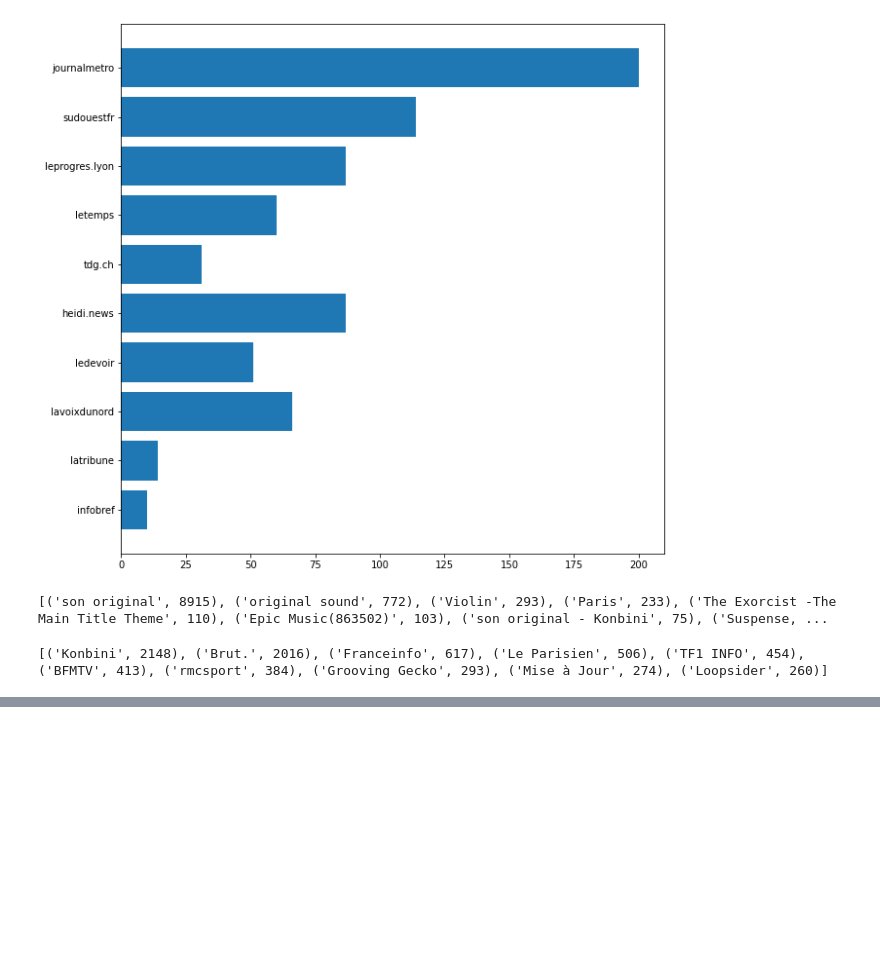
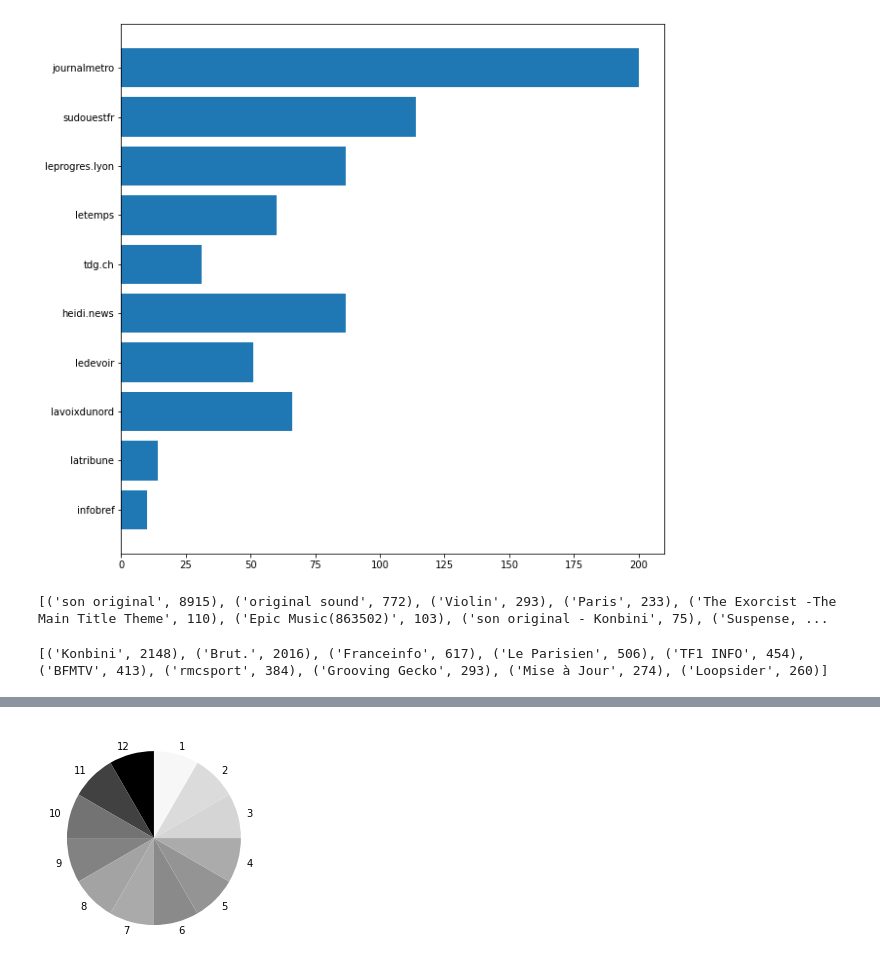
Before and after one commit to savoiepe/projet_dataviz, a Jupyter notebook: Exploration_Données.ipynb, the cells around one changed output, grey strips where cells are left out. Saved outputs shown, nothing was run; the diff lists cells and outputs as text; code cells hidden in the pictures; blank space fills up the shorter version.

```diff
--- a/Exploration_Données.ipynb
+++ b/Exploration_Données.ipynb
@@ -236,0 +395,8 @@ print(ordered_zipped[::-1][:10])
+# %%
+def time_change(x):
+    return x.strftime('%H')
+
+data_time = data
+data_time['time'] = data_time['time'].apply(time_change)
+data_time = pd.DataFrame(data_time.groupby([data_time['time']], as_index=False).agg({'nbPartages':'size'}))
+data_time
@@ -236,0 +421,13 @@ print(ordered_zipped[::-1][:10])
+# %%
+count = list(data_time["nbPartages"])
+count = [ i / max(count) for i in count]
+# count = np.array([(1,max(0,1-i-0.1),0) for i in count])
+count = np.array([(1-i,1-i,1-i) for i in count])
+
+labels_1 = [3, 2, 1, 12, 11, 10, 9, 8, 7, 6, 5, 4]
+count_1 = count[labels_1]
+
+plt.pie([ 1 for i in range(12)], colors=count_1, labels = labels_1)
+plt.show()
+# %% [output]
+[figure, added]
```
Also changed, not shown: parts of 20 cells of this notebook, 3 other files.
